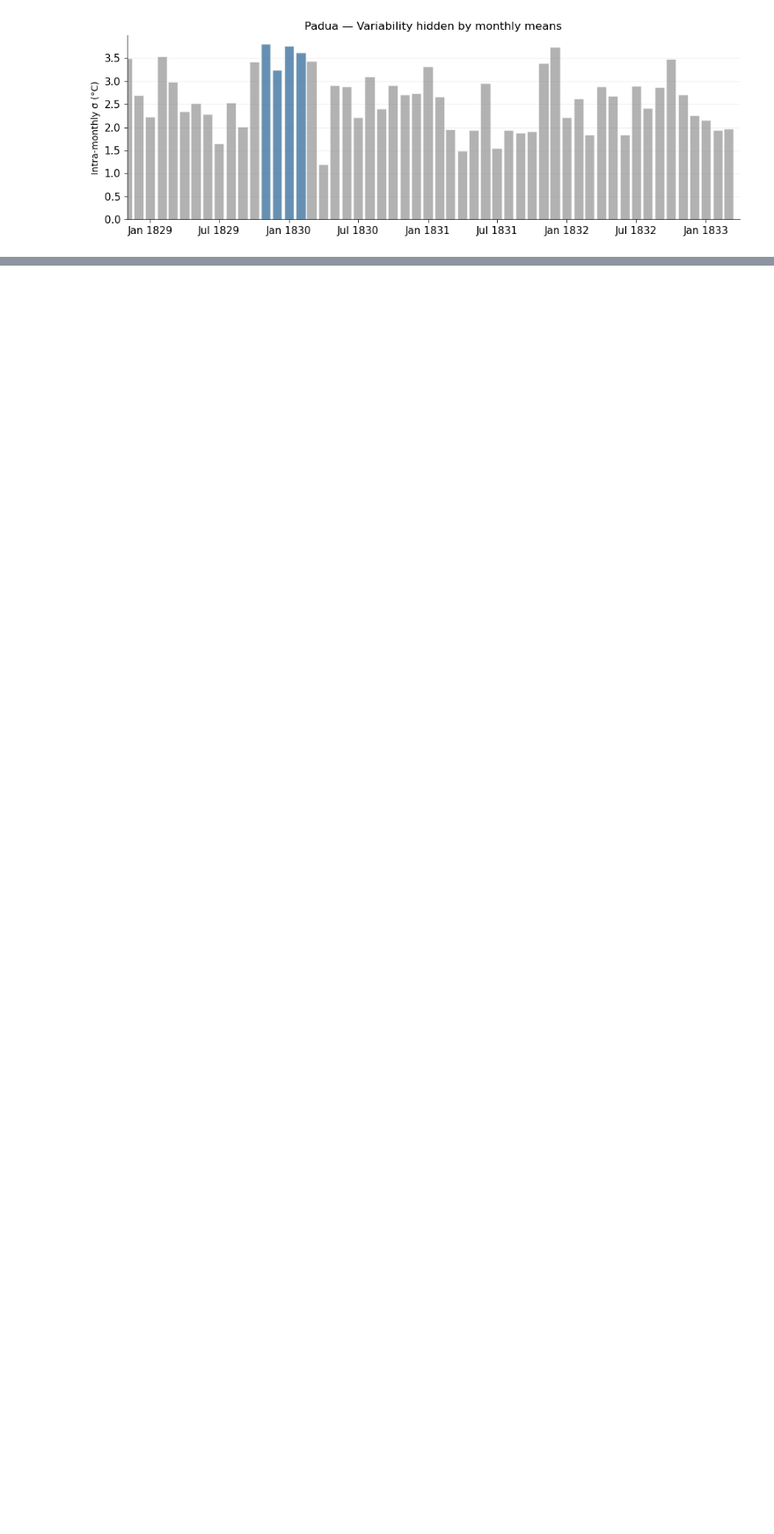
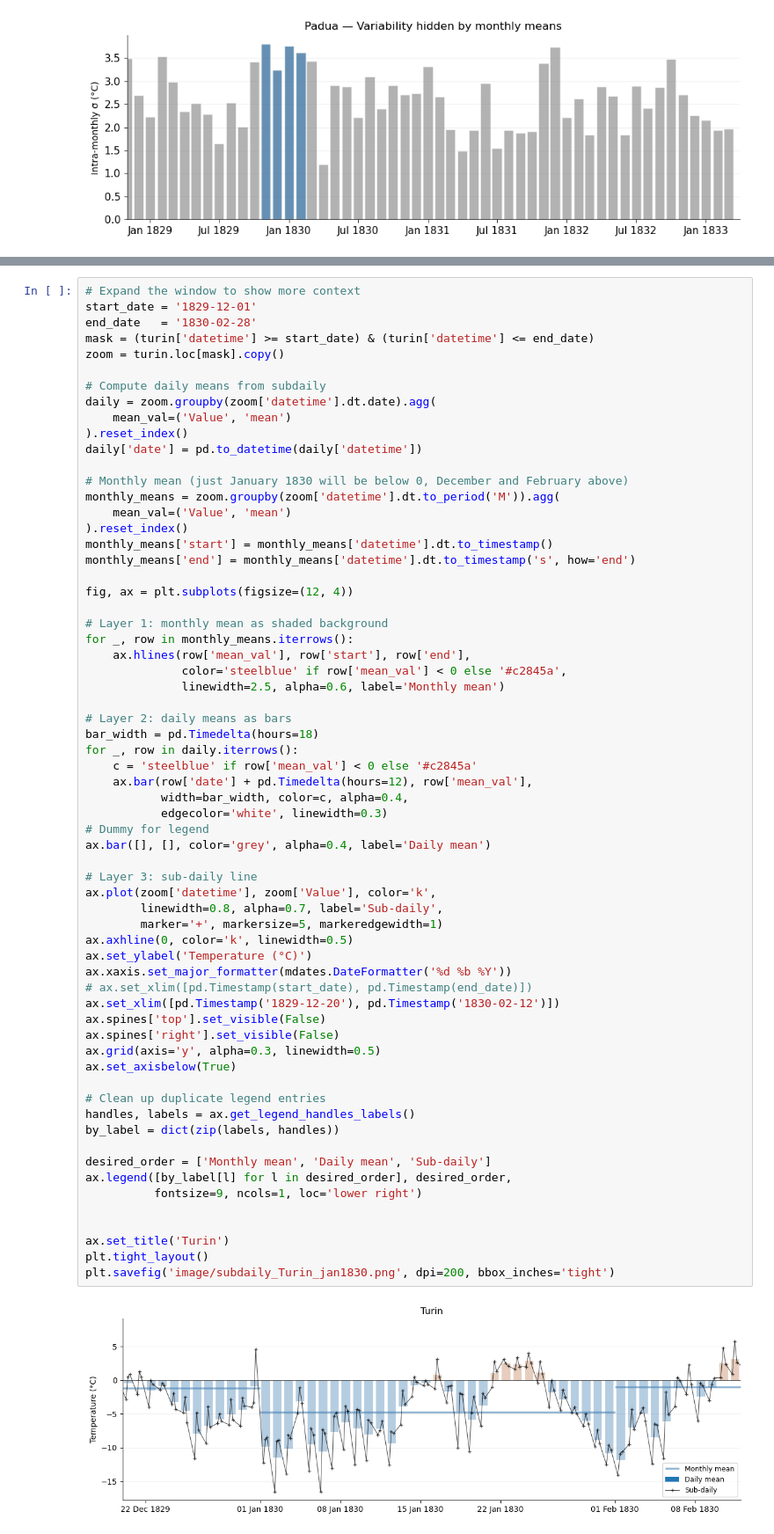
Before and after one commit to carlotatrx/dataprep, a Jupyter notebook: winter-1829-1830.ipynb, the cells around one changed output, grey strips where cells are left out. Shown at 88% size. Drawn from its saved outputs; the diff is of its cells as text; blank space fills up the shorter version.

Commit message:
clean dates

```diff
--- a/winter-1829-1830.ipynb
+++ b/winter-1829-1830.ipynb
@@ -641,0 +667,66 @@ plt.tight_layout()
+# %%
+# Expand the window to show more context
+start_date = '1829-12-01'
+end_date   = '1830-02-28'
+mask = (turin['datetime'] >= start_date) & (turin['datetime'] <= end_date)
+zoom = turin.loc[mask].copy()
+
+# Compute daily means from subdaily
+daily = zoom.groupby(zoom['datetime'].dt.date).agg(
+    mean_val=('Value', 'mean')
+).reset_index()
+daily['date'] = pd.to_datetime(daily['datetime'])
+
+# Monthly mean (just January 1830 will be below 0, December and February above)
+monthly_means = zoom.groupby(zoom['datetime'].dt.to_period('M')).agg(
+    mean_val=('Value', 'mean')
+).reset_index()
+monthly_means['start'] = monthly_means['datetime'].dt.to_timestamp()
+monthly_means['end'] = monthly_means['datetime'].dt.to_timestamp('s', how='end')
+
+fig, ax = plt.subplots(figsize=(12, 4))
+
+# Layer 1: monthly mean as shaded background
+for _, row in monthly_means.iterrows():
+    ax.hlines(row['mean_val'], row['start'], row['end'],
+              color='steelblue' if row['mean_val'] < 0 else '#c2845a',
+              linewidth=2.5, alpha=0.6, label='Monthly mean')
+
+# Layer 2: daily means as bars
+bar_width = pd.Timedelta(hours=18)
+for _, row in daily.iterrows():
+    c = 'steelblue' if row['mean_val'] < 0 else '#c2845a'
+    ax.bar(row['date'] + pd.Timedelta(hours=12), row['mean_val'],
+           width=bar_width, color=c, alpha=0.4,
+           edgecolor='white', linewidth=0.3)
+# Dummy for legend
+ax.bar([], [], color='grey', alpha=0.4, label='Daily mean')
+
+# Layer 3: sub-daily line
+ax.plot(zoom['datetime'], zoom['Value'], color='k',
+        linewidth=0.8, alpha=0.7, label='Sub-daily',
+        marker='+', markersize=5, markeredgewidth=1)
+ax.axhline(0, color='k', linewidth=0.5)
+ax.set_ylabel('Temperature (°C)')
+ax.xaxis.set_major_formatter(mdates.DateFormatter('%d %b %Y'))
+# ax.set_xlim([pd.Timestamp(start_date), pd.Timestamp(end_date)])
+ax.set_xlim([pd.Timestamp('1829-12-20'), pd.Timestamp('1830-02-12')])
+ax.spines['top'].set_visible(False)
+ax.spines['right'].set_visible(False)
+ax.grid(axis='y', alpha=0.3, linewidth=0.5)
+ax.set_axisbelow(True)
+
+# Clean up duplicate legend entries
+handles, labels = ax.get_legend_handles_labels()
+by_label = dict(zip(labels, handles))
+
+desired_order = ['Monthly mean', 'Daily mean', 'Sub-daily']
+ax.legend([by_label[l] for l in desired_order], desired_order,
+          fontsize=9, ncols=1, loc='lower right')
+
+
+ax.set_title('Turin')
+plt.tight_layout()
+plt.savefig('image/subdaily_Turin_jan1830.png', dpi=200, bbox_inches='tight')
+# %% [output]
+[figure, added]
```
Also changed, not shown: parts of 2 cells of this notebook, 24 other files.
